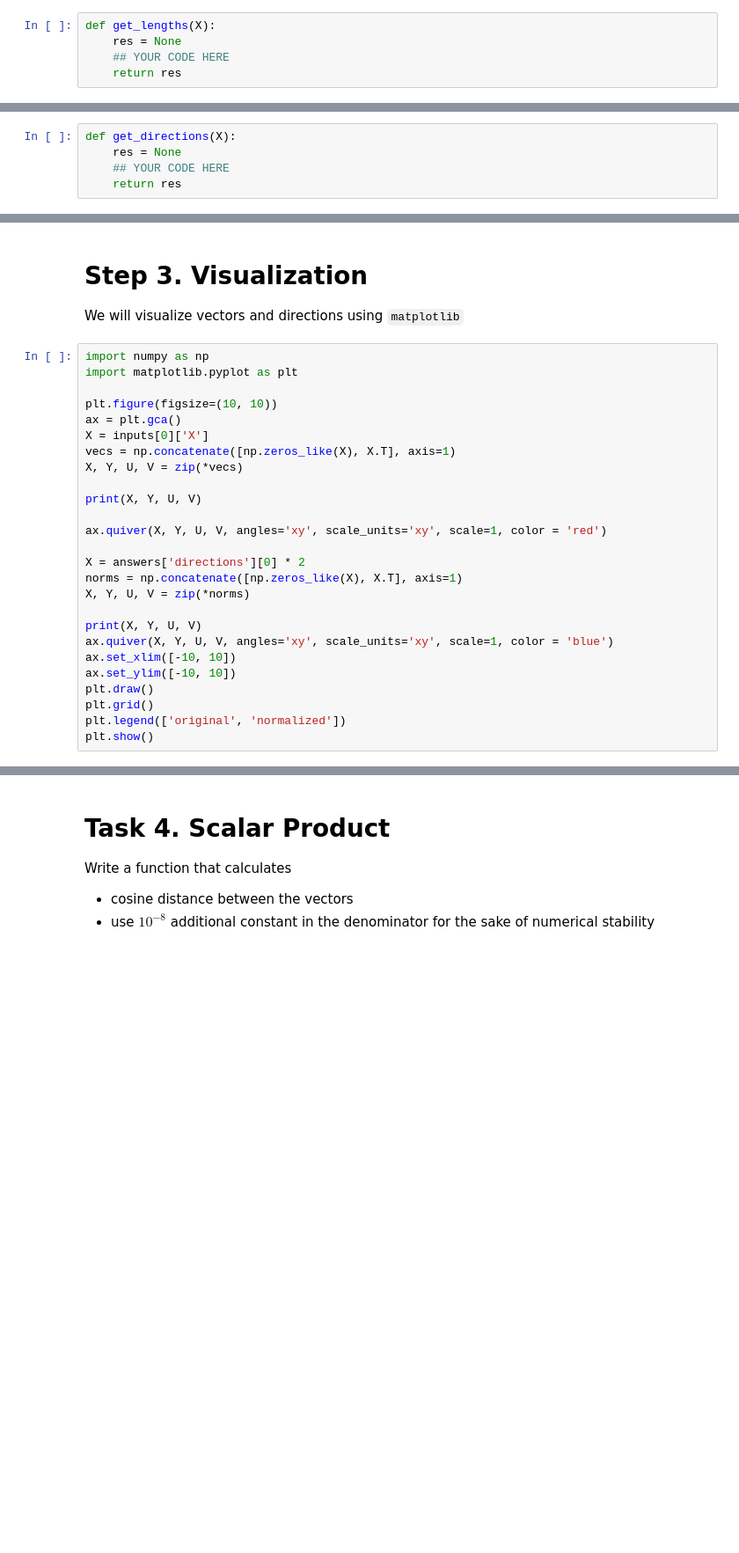
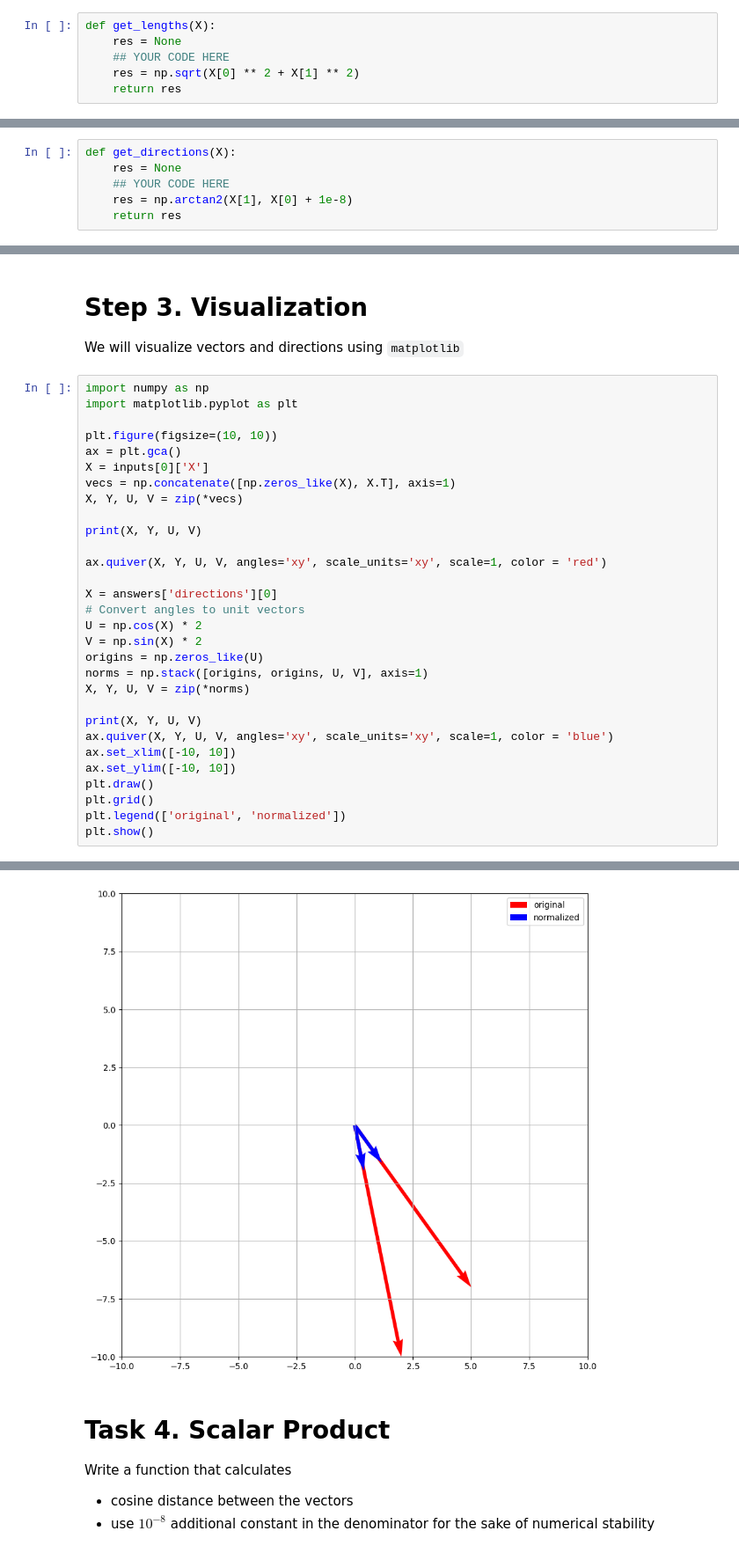
Before and after one commit to 0xAkarapong/linear-algebra-part-1, a Jupyter notebook: .laborantum/texts/course/1. Vectors/Vectors Practice/task.ipynb, the cells around one changed output, grey strips where cells are left out. Shown at 88% size. Drawn from its saved outputs; the diff is of its cells as text; blank space fills up the shorter version.

```diff
--- a/.laborantum/texts/course/1. Vectors/Vectors Practice/task.ipynb
+++ b/.laborantum/texts/course/1. Vectors/Vectors Practice/task.ipynb
@@ -45,6 +45,7 @@ array[9, 2] i64 n=18 x∈[-8, 9] μ=0.611 σ=6.066
 def get_lengths(X):
     res = None
     ## YOUR CODE HERE
+    res = np.sqrt(X[0] ** 2 + X[1] ** 2)
     return res
 # %%
 answers['lengths'] = [
@@ -60,6 +61,7 @@ answers['lengths'] = [
 def get_directions(X):
     res = None
     ## YOUR CODE HERE
+    res = np.arctan2(X[1], X[0] + 1e-8)
     return res
 # %%
 answers['directions'] = [
@@ -83,8 +85,12 @@ print(X, Y, U, V)
 
 ax.quiver(X, Y, U, V, angles='xy', scale_units='xy', scale=1, color = 'red')
 
-X = answers['directions'][0] * 2
-norms = np.concatenate([np.zeros_like(X), X.T], axis=1)
+X = answers['directions'][0]
+# Convert angles to unit vectors
+U = np.cos(X) * 2
+V = np.sin(X) * 2
+origins = np.zeros_like(U)
+norms = np.stack([origins, origins, U, V], axis=1)
 X, Y, U, V = zip(*norms)
 
 print(X, Y, U, V)
@@ -95,3 +101,4 @@ plt.draw()
 plt.grid()
 plt.legend(['original', 'normalized'])
 plt.show()
+# %% [output]
@@ -98,3 +107,4 @@ plt.show()
+[figure, added]
 # %% [markdown]
 # Task 4. Scalar Product
 
```
Also changed, not shown: parts of 8 cells of this notebook, 2 other files.
